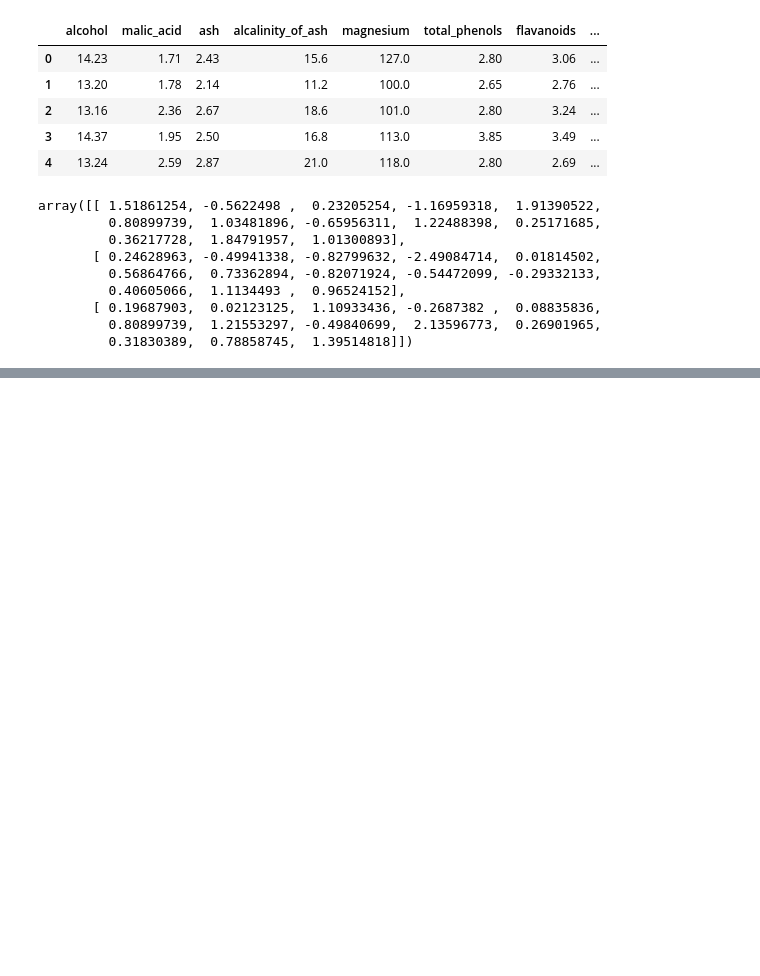
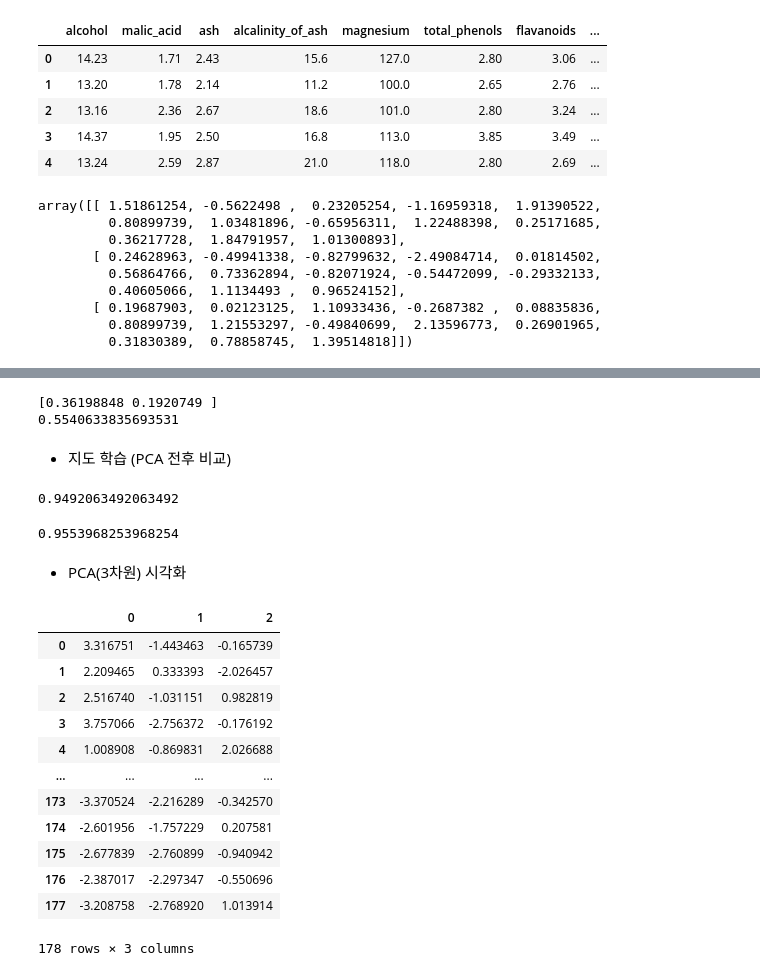
Before and after one commit to HWMV/MachineLearn, a Jupyter notebook: Machine_learning6.ipynb, the cells around one changed output, grey strips where cells are left out. Cells and saved outputs as stored; diff of their text form; code cells hidden in the pictures; blank space fills up the shorter version.

```diff
--- a/Machine_learning6.ipynb
+++ b/Machine_learning6.ipynb
@@ -59,0 +116,28 @@ pca = PCA(n_components=2)   # n_components=? 인수 필수!
+# %%
+# 각 색별로 군집을 이루고 있다
+# 데이터 설명(%)
+print(pca.explained_variance_ratio_)    # 1번째 36%, 2번째 피처 20%의 설명력
+print(pca.explained_variance_ratio_.sum())    # 13개에서 2개로 축소 했을때 설명력
+# %% [output]
+[0.36198848 0.1920749 ]
+0.5540633835693531
+# %% [markdown]
+* 지도 학습 (PCA 전후 비교)
+# %%
+# PCA 후 데이터로 머신러닝 (2개 피처)
+from sklearn.ensemble import RandomForestClassifier
+from sklearn.model_selection import cross_val_score
+
+model = RandomForestClassifier(random_state=2022)
+cross_val_score(model, df, dataset.target, scoring='accuracy', cv=5).mean()
+# df : PCA 후 데이터
+# %% [output]
+0.9492063492063492
+# %%
+# PCA 전 데이터로 머신러닝 (13개 피처)
+cross_val_score(model, data, dataset.target, scoring='accuracy', cv=5).mean()
+# data : PCA 후 데이터
+# %% [output]
+0.9553968253968254
+# %% [markdown]
+* PCA(3차원) 시각화
@@ -59,0 +153,18 @@ pca = PCA(n_components=2)   # n_components=? 인수 필수!
+# %%
+# 데이터 프레임 변환
+df = pd.DataFrame(df)
+df
+# %% [output]
+|  | 0 | 1 | 2 |
+| 0 | 3.316751 | -1.443463 | -0.165739 |
+| 1 | 2.209465 | 0.333393 | -2.026457 |
+| 2 | 2.516740 | -1.031151 | 0.982819 |
+| 3 | 3.757066 | -2.756372 | -0.176192 |
+| 4 | 1.008908 | -0.869831 | 2.026688 |
+| ... | ... | ... | ... |
+| 173 | -3.370524 | -2.216289 | -0.342570 |
+| 174 | -2.601956 | -1.757229 | 0.207581 |
+| 175 | -2.677839 | -2.760899 | -0.940942 |
+| 176 | -2.387017 | -2.297347 | -0.550696 |
+| 177 | -3.208758 | -2.768920 | 1.013914 |
+178 rows × 3 columns
```
Also changed, not shown: parts of 14 cells of this notebook.
